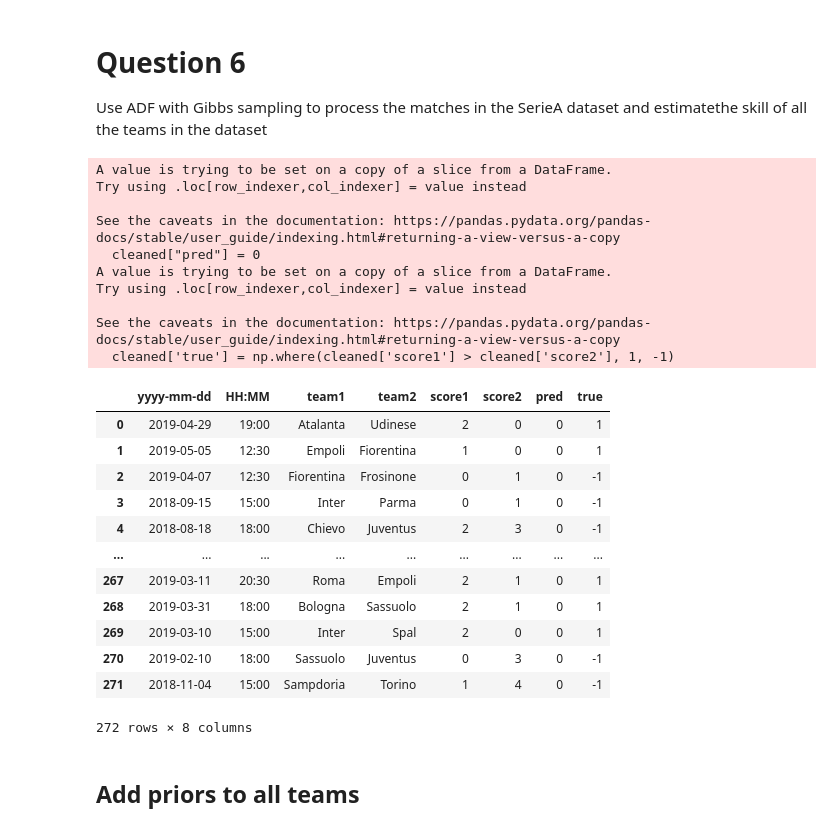
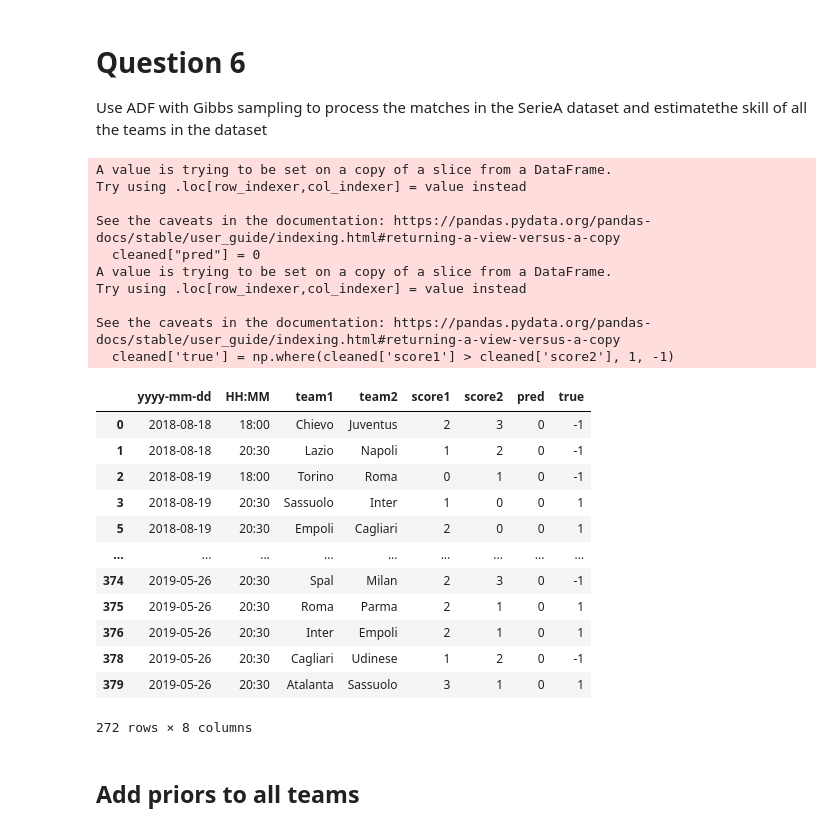
Before and after one commit to bcwein/1RT705APML-Project, a Jupyter notebook: runme.ipynb, the cells around one changed output. Cells and saved outputs as stored; diff of their text form; code cells hidden in the pictures.

```diff
--- a/runme.ipynb
+++ b/runme.ipynb
@@ -393,37 +391,37 @@ Use ADF with Gibbs sampling to process the matches in the SerieA dataset and est
 # %%
 # Read the data
 data = 'datasets/SerieA.csv'
-shuffle = True
+shuffle = False
 serieA = pd.read_csv(data)
 cleaned = serieA[serieA['score1'] != serieA['score2']]
 cleaned["pred"] = 0
 cleaned['true'] = np.where(cleaned['score1'] > cleaned['score2'], 1, -1)
 if(shuffle):
     cleaned = cleaned.sample(frac=1).reset_index(drop=True)
 cleaned
 # %% [output]
 A value is trying to be set on a copy of a slice from a DataFrame.
 Try using .loc[row_indexer,col_indexer] = value instead
 
 See the caveats in the documentation: https://pandas.pydata.org/pandas-docs/stable/user_guide/indexing.html#returning-a-view-versus-a-copy
   cleaned["pred"] = 0
 A value is trying to be set on a copy of a slice from a DataFrame.
 Try using .loc[row_indexer,col_indexer] = value instead
 
 See the caveats in the documentation: https://pandas.pydata.org/pandas-docs/stable/user_guide/indexing.html#returning-a-view-versus-a-copy
   cleaned['true'] = np.where(cleaned['score1'] > cleaned['score2'], 1, -1)
 |  | yyyy-mm-dd | HH:MM | team1 | team2 | score1 | score2 | pred | true |
-| 0 | 2019-04-29 | 19:00 | Atalanta | Udinese | 2 | 0 | 0 | 1 |
-| 1 | 2019-05-05 | 12:30 | Empoli | Fiorentina | 1 | 0 | 0 | 1 |
-| 2 | 2019-04-07 | 12:30 | Fiorentina | Frosinone | 0 | 1 | 0 | -1 |
-| 3 | 2018-09-15 | 15:00 | Inter | Parma | 0 | 1 | 0 | -1 |
-| 4 | 2018-08-18 | 18:00 | Chievo | Juventus | 2 | 3 | 0 | -1 |
+| 0 | 2018-08-18 | 18:00 | Chievo | Juventus | 2 | 3 | 0 | -1 |
+| 1 | 2018-08-18 | 20:30 | Lazio | Napoli | 1 | 2 | 0 | -1 |
+| 2 | 2018-08-19 | 18:00 | Torino | Roma | 0 | 1 | 0 | -1 |
+| 3 | 2018-08-19 | 20:30 | Sassuolo | Inter | 1 | 0 | 0 | 1 |
+| 5 | 2018-08-19 | 20:30 | Empoli | Cagliari | 2 | 0 | 0 | 1 |
 | ... | ... | ... | ... | ... | ... | ... | ... | ... |
-| 267 | 2019-03-11 | 20:30 | Roma | Empoli | 2 | 1 | 0 | 1 |
-| 268 | 2019-03-31 | 18:00 | Bologna | Sassuolo | 2 | 1 | 0 | 1 |
-| 269 | 2019-03-10 | 15:00 | Inter | Spal | 2 | 0 | 0 | 1 |
-| 270 | 2019-02-10 | 18:00 | Sassuolo | Juventus | 0 | 3 | 0 | -1 |
-| 271 | 2018-11-04 | 15:00 | Sampdoria | Torino | 1 | 4 | 0 | -1 |
+| 374 | 2019-05-26 | 20:30 | Spal | Milan | 2 | 3 | 0 | -1 |
+| 375 | 2019-05-26 | 20:30 | Roma | Parma | 2 | 1 | 0 | 1 |
+| 376 | 2019-05-26 | 20:30 | Inter | Empoli | 2 | 1 | 0 | 1 |
+| 378 | 2019-05-26 | 20:30 | Cagliari | Udinese | 1 | 2 | 0 | -1 |
+| 379 | 2019-05-26 | 20:30 | Atalanta | Sassuolo | 3 | 1 | 0 | 1 |
 272 rows × 8 columns
 # %% [markdown]
 ## Add priors to all teams
```
Also changed, not shown: parts of 36 cells of this notebook.
